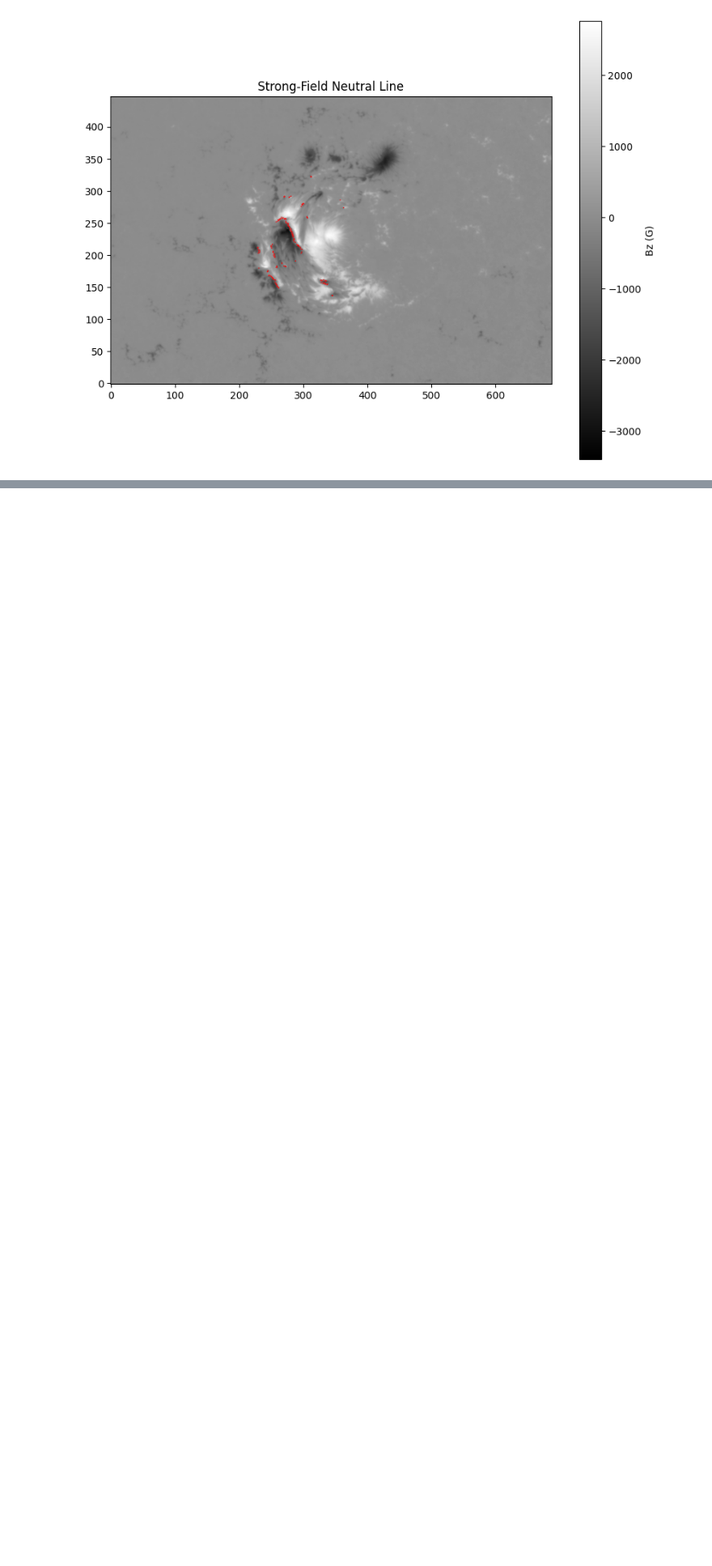
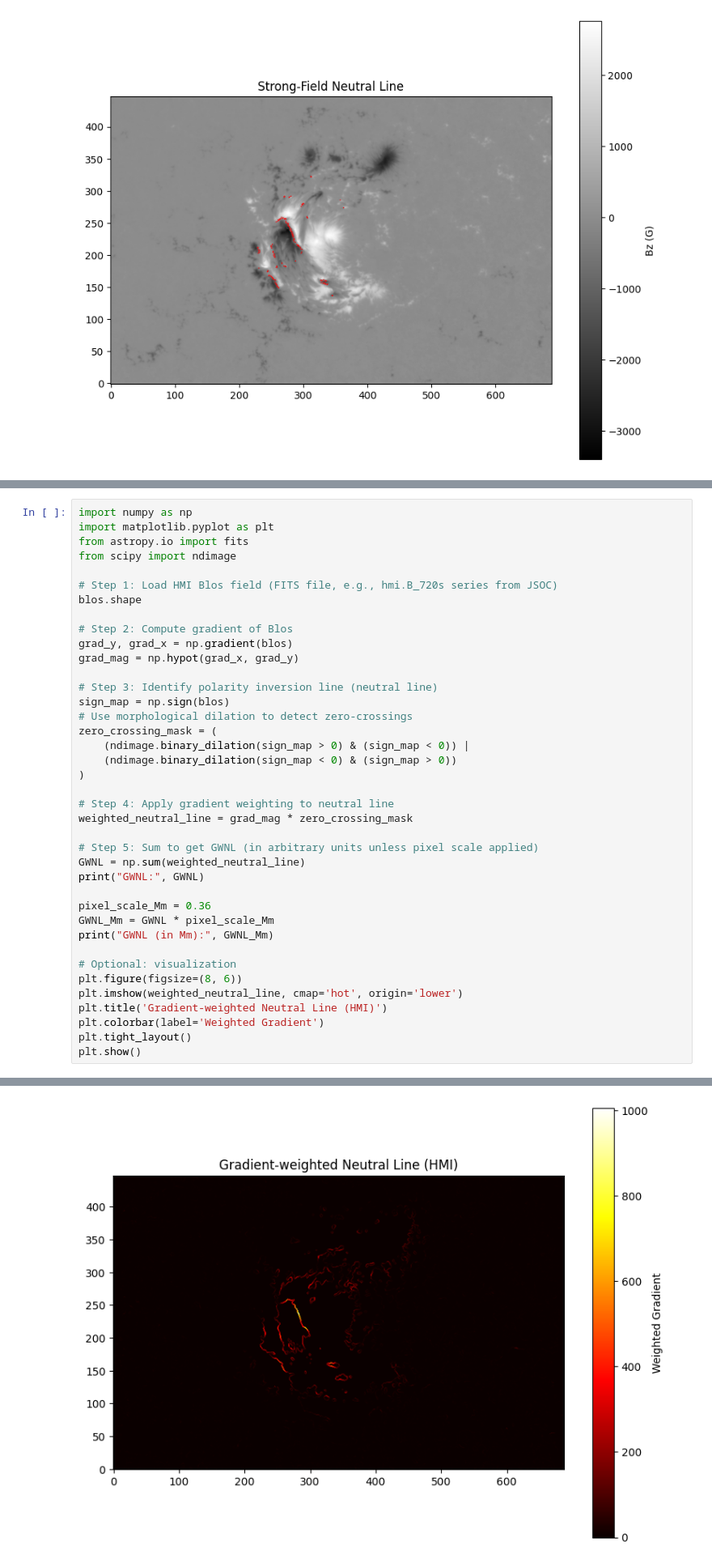
Before and after one commit to soumitrahazra/My_Data_Analysis_Codes, a Jupyter notebook: Neutral_Line_Parameters_from_Solar_Vector_Magnetogram.ipynb, the cells around one changed output, grey strips where cells are left out. Shown at 81% size. Drawn from its saved outputs; the diff is of its cells as text; blank space fills up the shorter version.

```diff
--- a/Neutral_Line_Parameters_from_Solar_Vector_Magnetogram.ipynb
+++ b/Neutral_Line_Parameters_from_Solar_Vector_Magnetogram.ipynb
@@ -334,0 +417,40 @@ R parameter (Schrijver): 1.87e+06 Mx
+# %%
+import numpy as np
+import matplotlib.pyplot as plt
+from astropy.io import fits
+from scipy import ndimage
+
+# Step 1: Load HMI Blos field (FITS file, e.g., hmi.B_720s series from JSOC)
+blos.shape
+
+# Step 2: Compute gradient of Blos
+grad_y, grad_x = np.gradient(blos)
+grad_mag = np.hypot(grad_x, grad_y)
+
+# Step 3: Identify polarity inversion line (neutral line)
+sign_map = np.sign(blos)
+# Use morphological dilation to detect zero-crossings
+zero_crossing_mask = (
+    (ndimage.binary_dilation(sign_map > 0) & (sign_map < 0)) |
+    (ndimage.binary_dilation(sign_map < 0) & (sign_map > 0))
+)
+
+# Step 4: Apply gradient weighting to neutral line
+weighted_neutral_line = grad_mag * zero_crossing_mask
+
+# Step 5: Sum to get GWNL (in arbitrary units unless pixel scale applied)
+GWNL = np.sum(weighted_neutral_line)
+print("GWNL:", GWNL)
+
+pixel_scale_Mm = 0.36
+GWNL_Mm = GWNL * pixel_scale_Mm
+print("GWNL (in Mm):", GWNL_Mm)
+
+# Optional: visualization
+plt.figure(figsize=(8, 6))
+plt.imshow(weighted_neutral_line, cmap='hot', origin='lower')
+plt.title('Gradient-weighted Neutral Line (HMI)')
+plt.colorbar(label='Weighted Gradient')
+plt.tight_layout()
+plt.show()
+# %% [output]
@@ -334,0 +459 @@ R parameter (Schrijver): 1.87e+06 Mx
+[figure, added]
```
Also changed, not shown: parts of 5 cells of this notebook.
